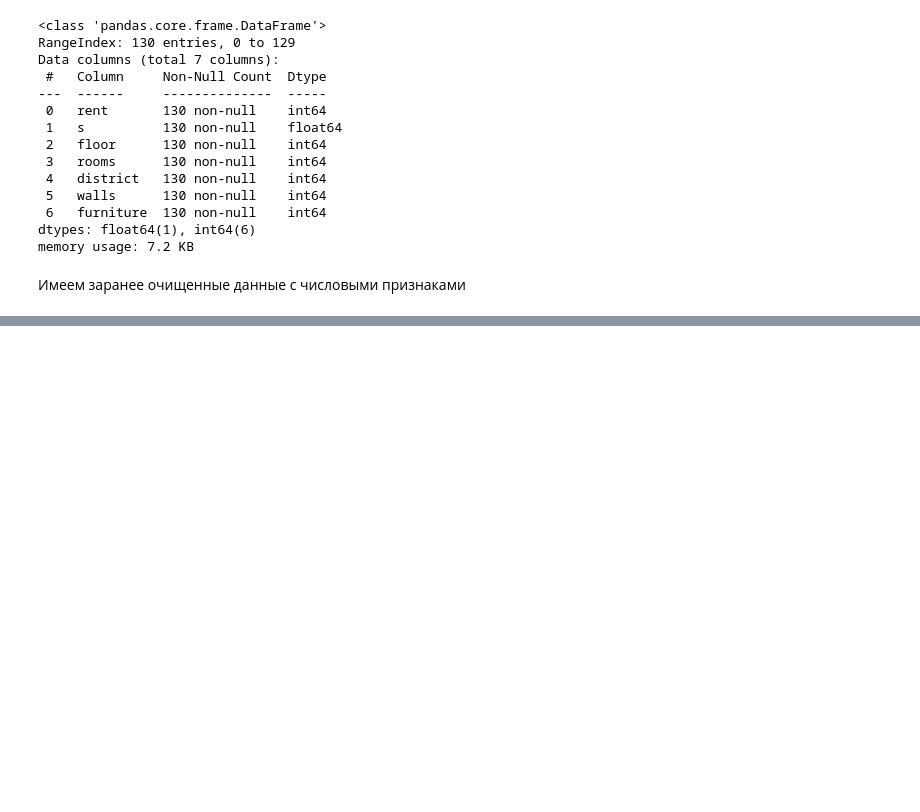
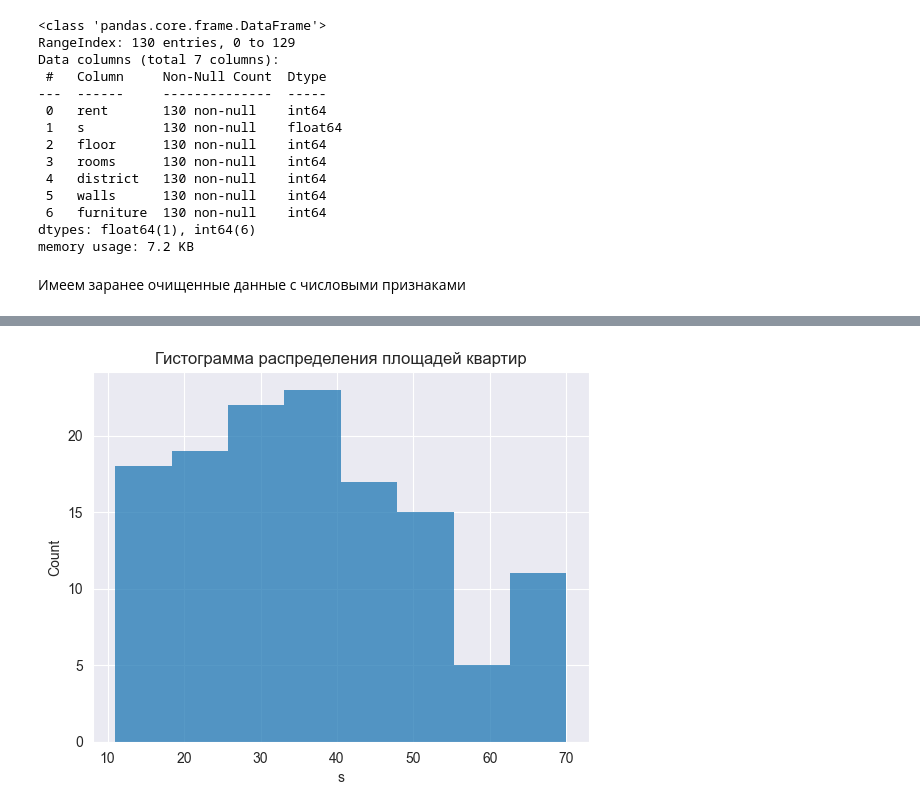
Before and after one commit to Torgovatel/Projects, a Jupyter notebook: DS/study-tsu-rent-ra/src/main.ipynb, the cells around one changed output, grey strips where cells are left out. Saved outputs shown, nothing was run; the diff lists cells and outputs as text; code cells hidden in the pictures; blank space fills up the shorter version.

```diff
--- a/DS/study-tsu-rent-ra/src/main.ipynb
+++ b/DS/study-tsu-rent-ra/src/main.ipynb
@@ -51,0 +63,6 @@ memory usage: 7.2 KB
+# %%
+sns.histplot(df['s'], bins=8)
+plt.title('Гистограмма распределения площадей квартир')
+plt.show()
+# %% [output]
+[figure, added]
```
Also changed, not shown: parts of 20 cells of this notebook.
